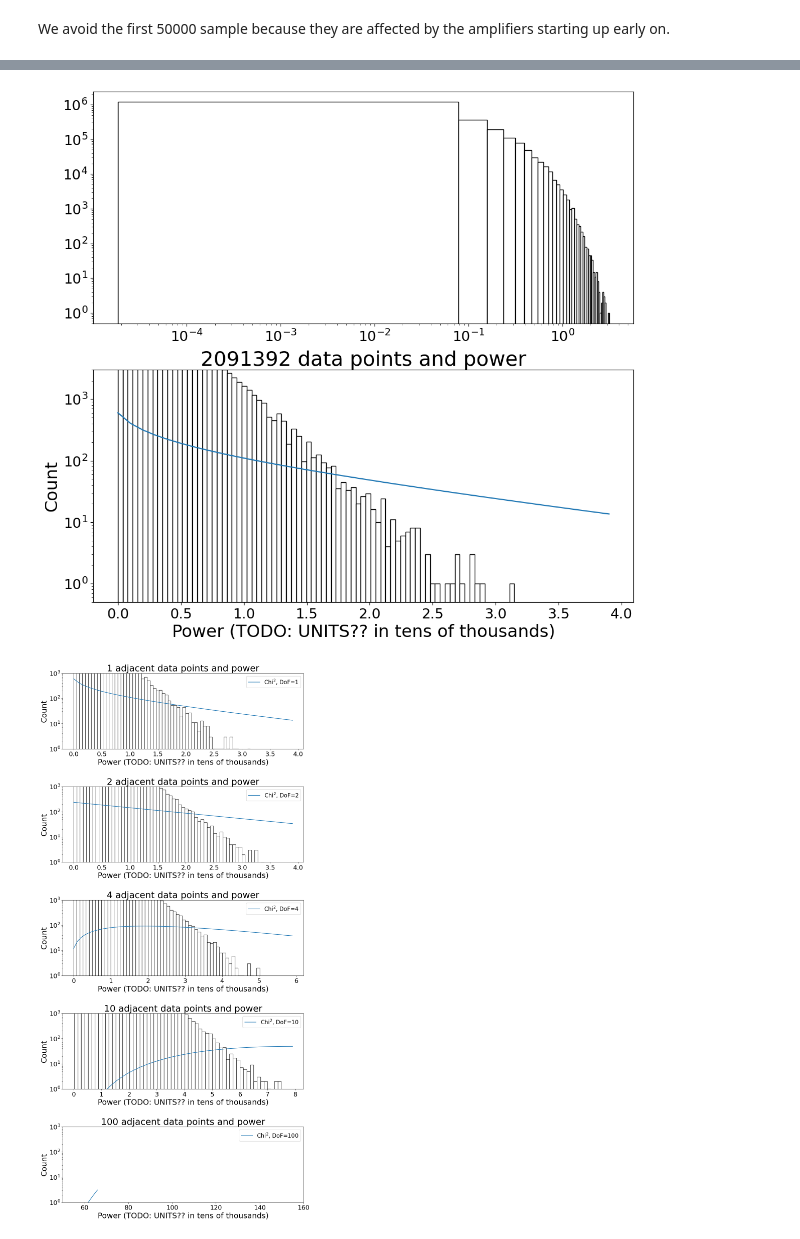
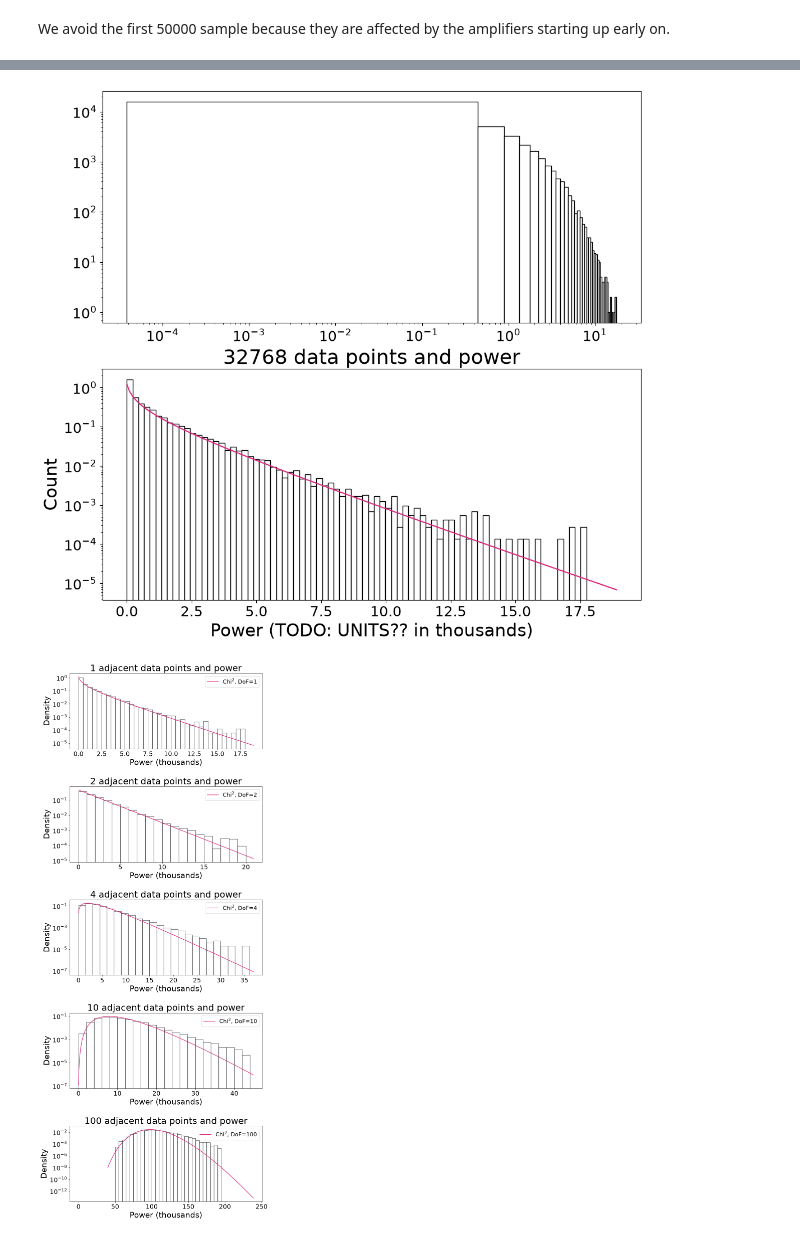
Before and after one commit to flypt7/AST326-Practicals, a Jupyter notebook: P3/code/43.ipynb, the cells around one changed output, grey strips where cells are left out. Cells and saved outputs as stored; diff of their text form; code cells hidden in the pictures.

```diff
--- a/P3/code/43.ipynb
+++ b/P3/code/43.ipynb
@@ -4,7 +4,7 @@ import matplotlib.pyplot as plt
 import scipy.stats as stat
 from astropy.constants import eps0, c
 # %%
-data = np.fromfile('50M_6.2C_609MHz_5MSPS.dat',dtype='int16')-2**11
+data = np.fromfile('test719MHz_2.5MSPS.dat',dtype='int16')-2**11
 # %% [markdown]
 Let's get the mean and standard deviation of the data - **remember to subtract the mean from all the data to make it centred around 0!**
 # %%
@@ -20,7 +24,7 @@ print(data.shape)
 # %% [markdown]
 We avoid the first 50000 sample because they are affected by the amplifiers starting up early on.
 # %%
-spl_size = 2091392
+spl_size = 32768
 
 subspl = data[500000:spl_size+500000]
 
@@ -58,5 +91,5 @@ axs[1].tick_params(labelsize=16)
 # %%
-datasq = subspl ** 2 / 10000
+datasq = subspl ** 2 / 1000
 
 datasq_range = np.arange(0, np.round(np.max(datasq)) + 1, 0.1)
 
@@ -67,18 +100,18 @@ axs[0].hist(datasq, bins=40, edgecolor='black', color='white')
 axs[0].loglog()
 axs[0].tick_params(labelsize=18)
 
-axs[1].hist(datasq, bins=80, edgecolor='black', color='white')
-axs[1].plot(datasq_range, stat.chi2.pdf(datasq_range + 0.1, 1)*10**2.7)
+axs[1].hist(datasq, bins=80, edgecolor='black', color='white', density=True)
+axs[1].plot(datasq_range, stat.chi2.pdf(datasq_range + 0.1, 1), color="#DC267F")
 axs[1].semilogy()
 
-axs[1].set_ylim(0.5, 3000)
+#axs[1].set_ylim(0.5, 3000)
 
-axs[1].set_xlabel("Power (TODO: UNITS?? in tens of thousands)", fontsize=22)
+axs[1].set_xlabel("Power (TODO: UNITS?? in thousands)", fontsize=22)
 axs[1].set_ylabel("Count", fontsize=22)
 axs[1].set_title(f"{spl_size} data points and power", fontsize=26)
 axs[1].tick_params(labelsize=18)
 # %% [output]
-[figure, old version]
+[figure, new version]
 # %%
 def adj_sum(data, ct):
     """
@@ -101,34 +134,37 @@ adj_cts = [1, 2, 4, 10, 100]
 adj_sums = [adj_sum(datasq, i) for i in adj_cts]
 # %%
 fig, axs = plt.subplots(5, 1)
-plt.subplots_adjust(left=0, right=1.5, top=4.5, hspace=0.5)
+plt.subplots_adjust(left=0, right=1.2, top=4.5, hspace=0.5)
 
 i = 0
 
 for ax in axs:
-    ax.semilogy()
-    ax.hist(adj_sums[i], bins=60, edgecolor='black', color='white')
-
     data_range = np.arange(0, np.round(np.max(adj_sums[i])) + 1, 0.1)
 
-    ax.set_xlabel("Power (TODO: UNITS?? in tens of thousands)", fontsize=22)
-    ax.set_ylabel("Count", fontsize=22)
+    ax.set_xlabel("Power (thousands)", fontsize=22)
+    ax.set_ylabel("Density", fontsize=22)
     ax.set_title(f"{adj_cts[i]} adjacent data points and power", fontsize=26)
     ax.tick_params(labelsize=18)
 
     if i == len(adj_cts) - 1:
-        data_range = np.arange(0, np.round(np.max(adj_sums[i])) + 40, 0.1)
-        ax.plot(data_range, stat.chi2.pdf(data_range + 0.1, adj_cts[i])*10**3.5, label=f"Chi$^2$, DoF={adj_cts[i]}")
-        ax.set_xlim(50, 160)
+        data_range = np.arange(40, np.round(np.max(adj_sums[i])) + 40, 0.1)
+        ax.plot(data_range, stat.chi2.pdf(data_range + 0.1, adj_cts[i]), label=f"Chi$^2$, DoF={adj_cts[i]}", color="#DC267F")
+        #ax.set_xlim(50, 160)
+
+        ax.hist(adj_sums[i], bins=np.arange(0, np.round(np.max(adj_sums[i]))+1, 5), edgecolor='black', color='white', density=True, alpha=0.8)
 
     else:
-        ax.plot(data_range, stat.chi2.pdf(data_range + 0.1, adj_cts[i])*10**2.7, label=f"Chi$^2$, DoF={adj_cts[i]}")
+        ax.plot(data_range, stat.chi2.pdf(data_range + 0.1, adj_cts[i]), label=f"Chi$^2$, DoF={adj_cts[i]}", color="#DC267F")
+        ax.hist(adj_sums[i], bins=np.arange(0, np.round(np.max(adj_sums[i]))+1, 0.5*(i+1)), edgecolor='black', color='white', density=True, alpha=0.8)
+
+    ax.semilogy()
+    ax.set_yticks([], minor=True)
 
     ax.legend(fontsize=16)
-    ax.set_ylim(1, 1000)
+    #ax.set_ylim(1, 1000)
     #ax.set_xticks(np.arange(0, 20, 2))
     #ax.set_xticks(np.arange(0, 20, 0.5), minor=True)
     i += 1
 # %% [output]
-[figure, old version]
+[figure, new version]
 # %%
```
Also changed, not shown: parts of 6 cells of this notebook.
